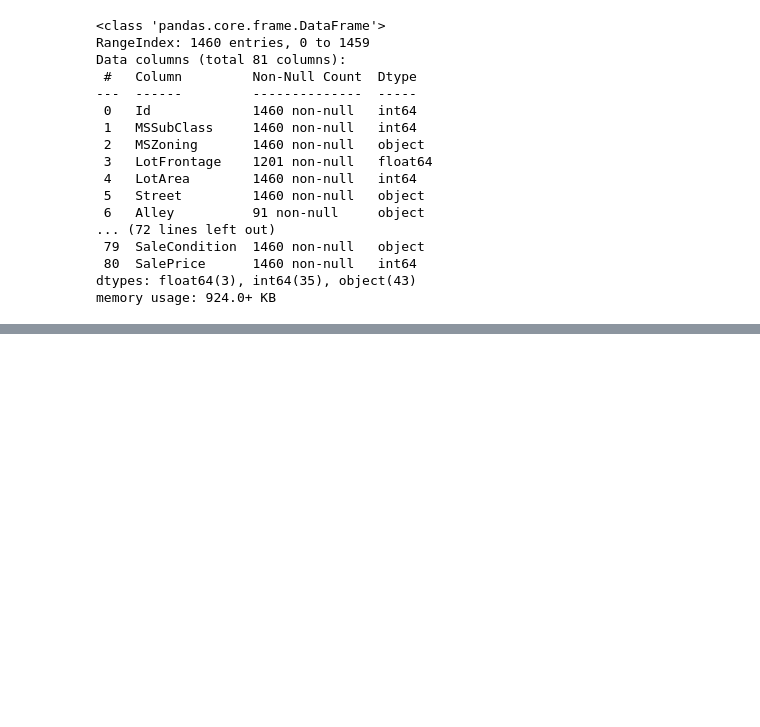
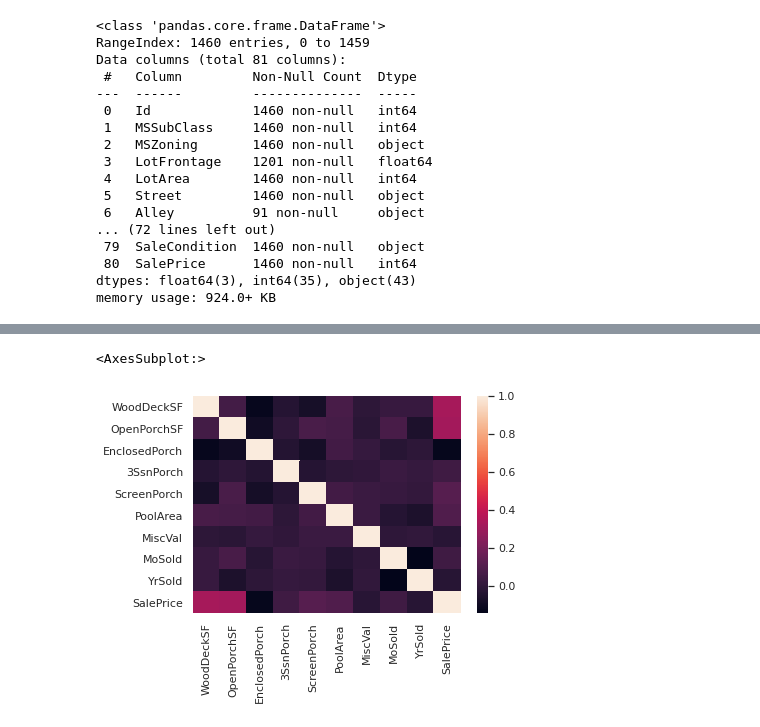
Before and after one commit to Pisopen/python_h3, a Jupyter notebook: Exercice6.ipynb, the cells around one changed output, grey strips where cells are left out. Cells and saved outputs as stored; diff of their text form; code cells hidden in the pictures; blank space fills up the shorter version.

```diff
--- a/Exercice6.ipynb
+++ b/Exercice6.ipynb
@@ -25,7 +25,9 @@ Data columns (total 81 columns):
  80  SalePrice      1460 non-null   int64
 dtypes: float64(3), int64(35), object(43)
 memory usage: 924.0+ KB
+# %%
+sns.set()
 # %%
 df2 = df1[df1.columns[66:81]]
 # %%
-df2.corr()
+df2 =df2.corr()
@@ -44,4 +34,7 @@ df2.corr()
 # %%
-sns.heatmap(df2.corr(),
-        xticklabels=pricingCorr.columns,
-        yticklabels=pricingCorr.columns)
+sns.heatmap(df2,
+        xticklabels=df2.columns,
+        yticklabels=df2.columns)
+# %% [output]
+<AxesSubplot:>
+[figure, added]
```
Also changed, not shown: parts of 2 cells of this notebook, 4 other files.
